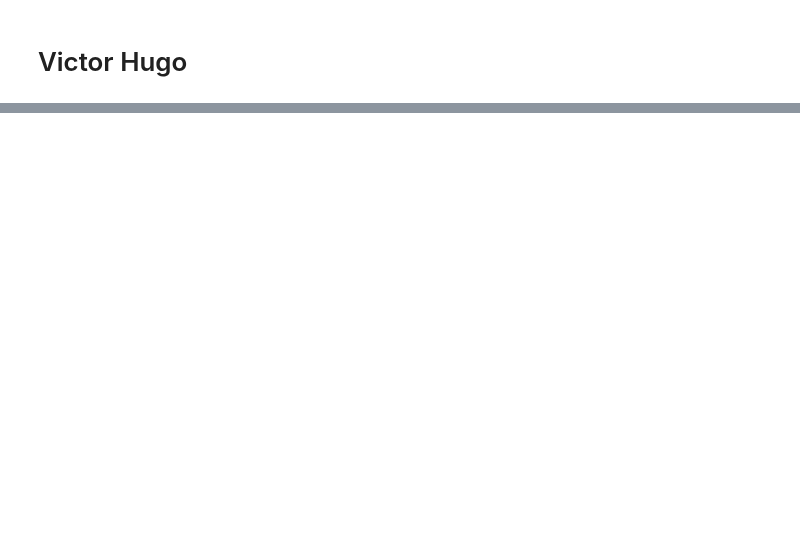
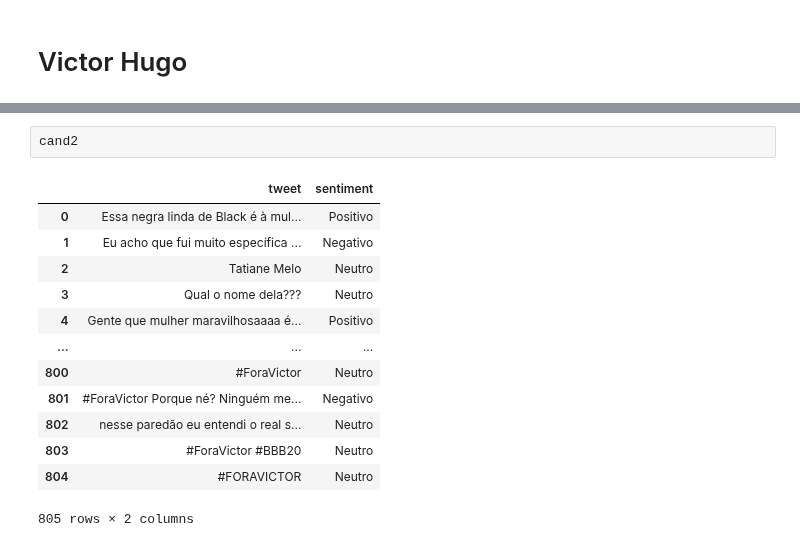
Before and after one commit to kenzosakiyama/BBBert20, a Jupyter notebook: paredao4/candidate_analysis.ipynb, the cells around one changed output, grey strips where cells are left out. Drawn from its saved outputs; the diff is of its cells as text; blank space fills up the shorter version.

```diff
--- a/paredao4/candidate_analysis.ipynb
+++ b/paredao4/candidate_analysis.ipynb
@@ -46 +46,17 @@ cand2["sentiment"].hist()
+# %%
+cand2
+# %% [output]
+|  | tweet | sentiment |
+| 0 | Essa negra linda de Black é à mul... | Positivo |
+| 1 | Eu acho que fui muito específica ... | Negativo |
+| 2 | Tatiane Melo | Neutro |
+| 3 | Qual o nome dela??? | Neutro |
+| 4 | Gente que mulher maravilhosaaaa é... | Positivo |
+| ... | ... | ... |
+| 800 | #ForaVictor | Neutro |
+| 801 | #ForaVictor Porque né? Ninguém me... | Negativo |
+| 802 | nesse paredão eu entendi o real s... | Neutro |
+| 803 | #ForaVictor #BBB20 | Neutro |
+| 804 | #FORAVICTOR | Neutro |
+805 rows × 2 columns
 # %% [markdown]
```
Also changed, not shown: parts of 8 cells of this notebook, 1 other file.
